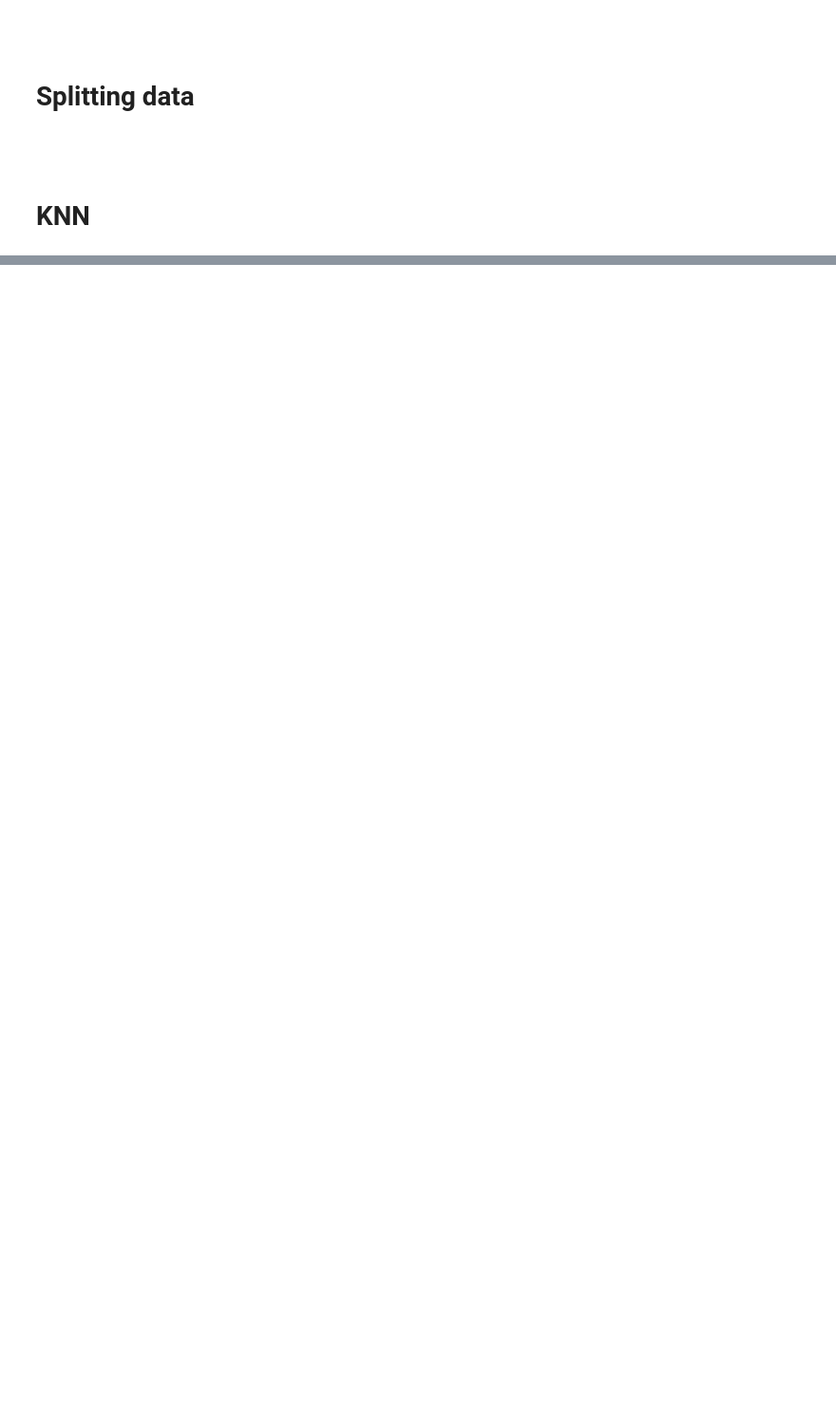
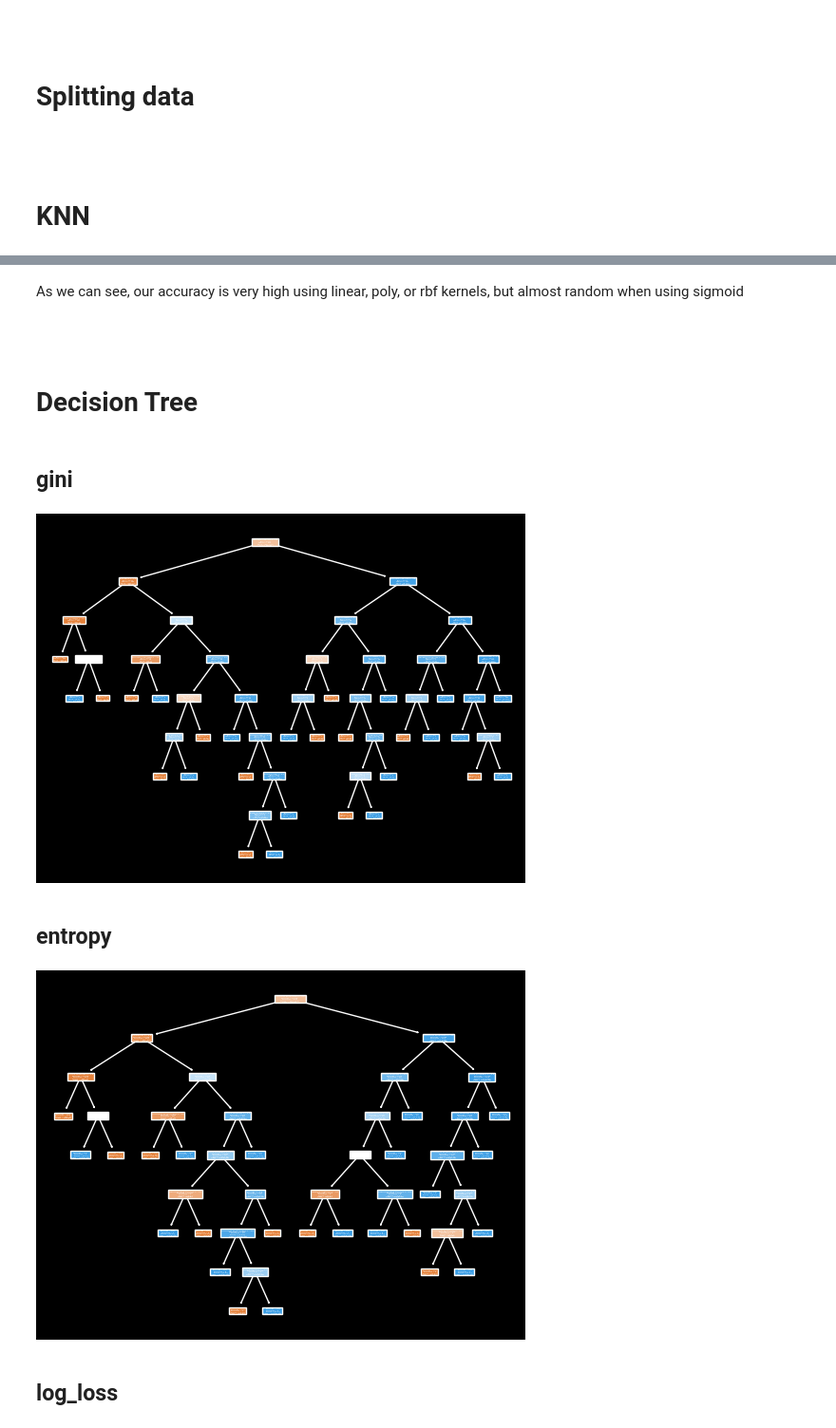
Before and after one commit to msr8/classification-project, a Jupyter notebook: main.ipynb, the cells around one changed output, grey strips where cells are left out. Shown: that part at 95% size. Saved outputs shown, nothing was run; the diff lists cells and outputs as text; code cells hidden in the pictures; blank space fills up the shorter version.

```diff
--- a/main.ipynb
+++ b/main.ipynb
@@ -142,0 +156,38 @@ for k in range(*KS):
+# %% [markdown]
+As we can see, our accuracy is very high using linear, poly, or rbf kernels, but almost random when using sigmoid
+# %% [markdown]
+<br>
+# %% [markdown]
+# Decision Tree
+# %%
+accuracies = {}
+
+for criterion in DT_CRITERIONS:
+    # Creating a Decision Tree classifier
+    dt_model = DecisionTreeClassifier(criterion=criterion)
+    # Training the classifier
+    dt_model.fit(x_train, y_train)
+    # Making predictions
+    y_pred = dt_model.predict(x_test)
+    # Calculating accuracy
+    accuracy = accuracy_score(y_test, y_pred)
+    # Storing it in our dict
+    accuracies[criterion] = accuracy
+    # Displaying the decision tree
+    display(Markdown(f'## {criterion}'))
+    plot_tree(dt_model, feature_names=ATTRS, class_names=['benign','malignant'], filled=True)
+    plt.savefig(f'assets/knn-{criterion}.png')
+    plt.show()
+
+# Plotting our findings and displaying them
+plt.xlabel('Criterion')
+plt.ylabel('Accuracy (0-1)')
+plt.bar(accuracies.keys(), accuracies.values())
+plt.savefig('assets/dtree.png')
+plt.show()
+# %% [output]
+## gini
+[figure, added]
+## entropy
+[figure, added]
+## log_loss
```
Also changed, not shown: parts of 8 cells of this notebook, 8 other files.
